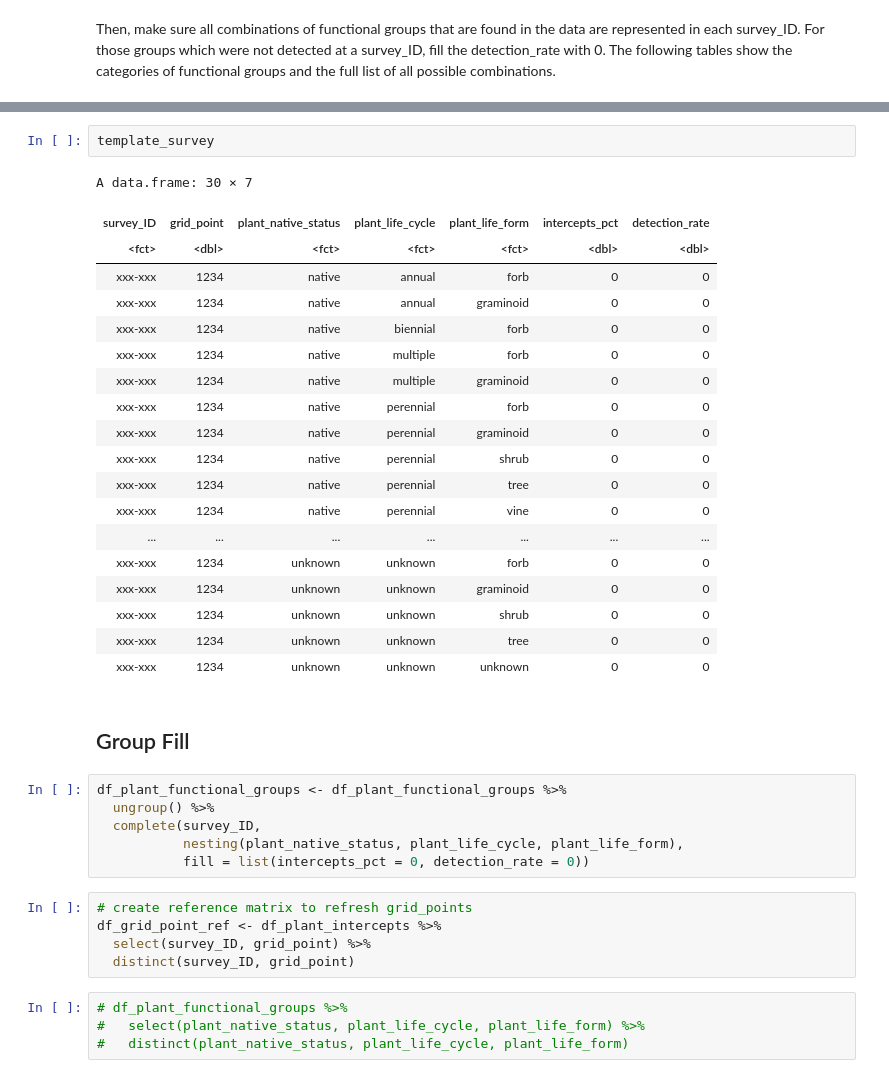
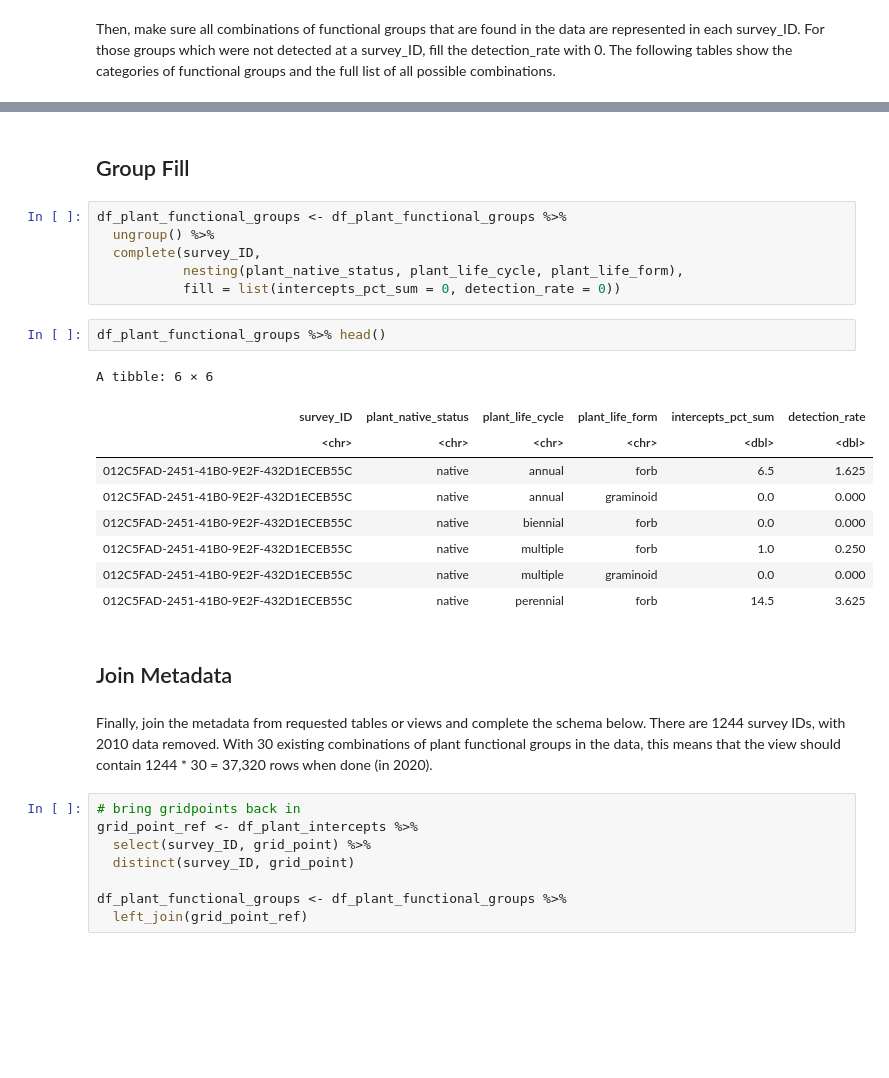
Before and after one commit to samsoe/mpg_notebooks, a Jupyter notebook: gridVeg_plant_functional_groups.ipynb, the cells around one changed output, grey strips where cells are left out. Saved outputs shown, nothing was run; the diff lists cells and outputs as text; blank space fills up the shorter version.

```diff
--- a/gridVeg_plant_functional_groups.ipynb
+++ b/gridVeg_plant_functional_groups.ipynb
@@ -184,25 +187,3 @@ template_survey$detection_rate <- 0
-# %%
-template_survey
-# %% [output]
-A data.frame: 30 × 7
-| survey_ID | grid_point | plant_native_status | plant_life_cycle | plant_life_form | intercepts_pct | detection_rate |
-| <fct> | <dbl> | <fct> | <fct> | <fct> | <dbl> | <dbl> |
-| xxx-xxx | 1234 | native | annual | forb | 0 | 0 |
-| xxx-xxx | 1234 | native | annual | graminoid | 0 | 0 |
-| xxx-xxx | 1234 | native | biennial | forb | 0 | 0 |
-| xxx-xxx | 1234 | native | multiple | forb | 0 | 0 |
-| xxx-xxx | 1234 | native | multiple | graminoid | 0 | 0 |
-| xxx-xxx | 1234 | native | perennial | forb | 0 | 0 |
-| xxx-xxx | 1234 | native | perennial | graminoid | 0 | 0 |
-| xxx-xxx | 1234 | native | perennial | shrub | 0 | 0 |
-| xxx-xxx | 1234 | native | perennial | tree | 0 | 0 |
-| xxx-xxx | 1234 | native | perennial | vine | 0 | 0 |
-| ... | ... | ... | ... | ... | ... | ... |
-| xxx-xxx | 1234 | unknown | unknown | forb | 0 | 0 |
-| xxx-xxx | 1234 | unknown | unknown | graminoid | 0 | 0 |
-| xxx-xxx | 1234 | unknown | unknown | shrub | 0 | 0 |
-| xxx-xxx | 1234 | unknown | unknown | tree | 0 | 0 |
-| xxx-xxx | 1234 | unknown | unknown | unknown | 0 | 0 |
 # %% [markdown]
 ## Group Fill
 # %%
@@ -210,15 +191,30 @@ df_plant_functional_groups <- df_plant_functional_groups %>%
   ungroup() %>%
   complete(survey_ID,
            nesting(plant_native_status, plant_life_cycle, plant_life_form),
-           fill = list(intercepts_pct = 0, detection_rate = 0))
+           fill = list(intercepts_pct_sum = 0, detection_rate = 0))
+# %%
+df_plant_functional_groups %>% head()
+# %% [output]
+A tibble: 6 × 6
+| survey_ID | plant_native_status | plant_life_cycle | plant_life_form | intercepts_pct_sum | detection_rate |
+| <chr> | <chr> | <chr> | <chr> | <dbl> | <dbl> |
+| 012C5FAD-2451-41B0-9E2F-432D1ECEB55C | native | annual | forb | 6.5 | 1.625 |
+| 012C5FAD-2451-41B0-9E2F-432D1ECEB55C | native | annual | graminoid | 0.0 | 0.000 |
+| 012C5FAD-2451-41B0-9E2F-432D1ECEB55C | native | biennial | forb | 0.0 | 0.000 |
+| 012C5FAD-2451-41B0-9E2F-432D1ECEB55C | native | multiple | forb | 1.0 | 0.250 |
+| 012C5FAD-2451-41B0-9E2F-432D1ECEB55C | native | multiple | graminoid | 0.0 | 0.000 |
+| 012C5FAD-2451-41B0-9E2F-432D1ECEB55C | native | perennial | forb | 14.5 | 3.625 |
+# %% [markdown]
+## Join Metadata
+# %% [markdown]
+Finally, join the metadata from requested tables or views and complete the schema below. There are 1244 survey IDs, with 2010 data removed. With 30 existing combinations of plant functional groups in the data, this means that the view should contain 1244 * 30 = 37,320 rows when done (in 2020).
 # %%
-# create reference matrix to refresh grid_points
-df_grid_point_ref <- df_plant_intercepts %>%
+# bring gridpoints back in
+grid_point_ref <- df_plant_intercepts %>%
   select(survey_ID, grid_point) %>%
   distinct(survey_ID, grid_point)
+
+df_plant_functional_groups <- df_plant_functional_groups %>%
+  left_join(grid_point_ref)
-# %%
-# df_plant_functional_groups %>%
-#   select(plant_native_status, plant_life_cycle, plant_life_form) %>%
-#   distinct(plant_native_status, plant_life_cycle, plant_life_form)
 # %%
 df_plant_functional_groups <- df_plant_functional_groups %>%
```
Also changed, not shown: parts of 32 cells of this notebook.
